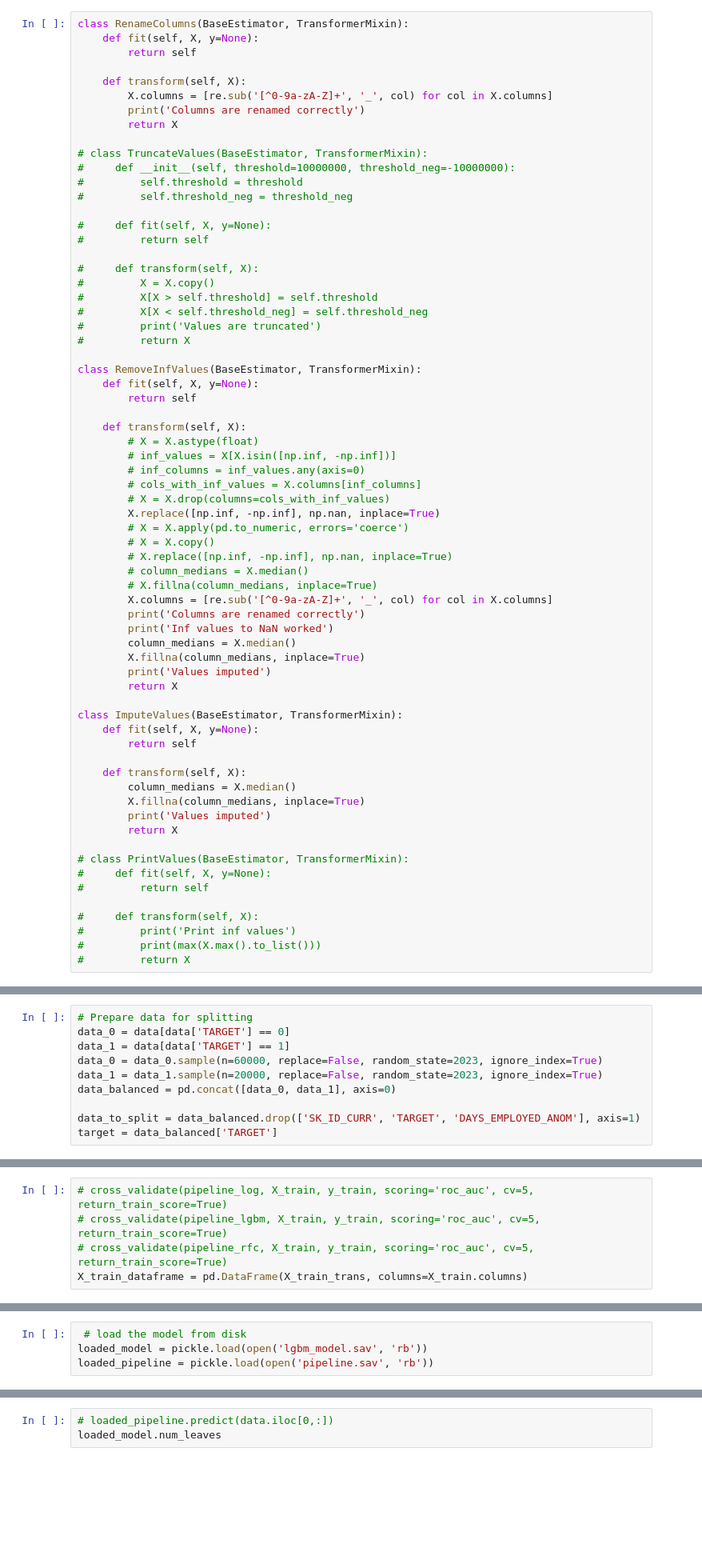
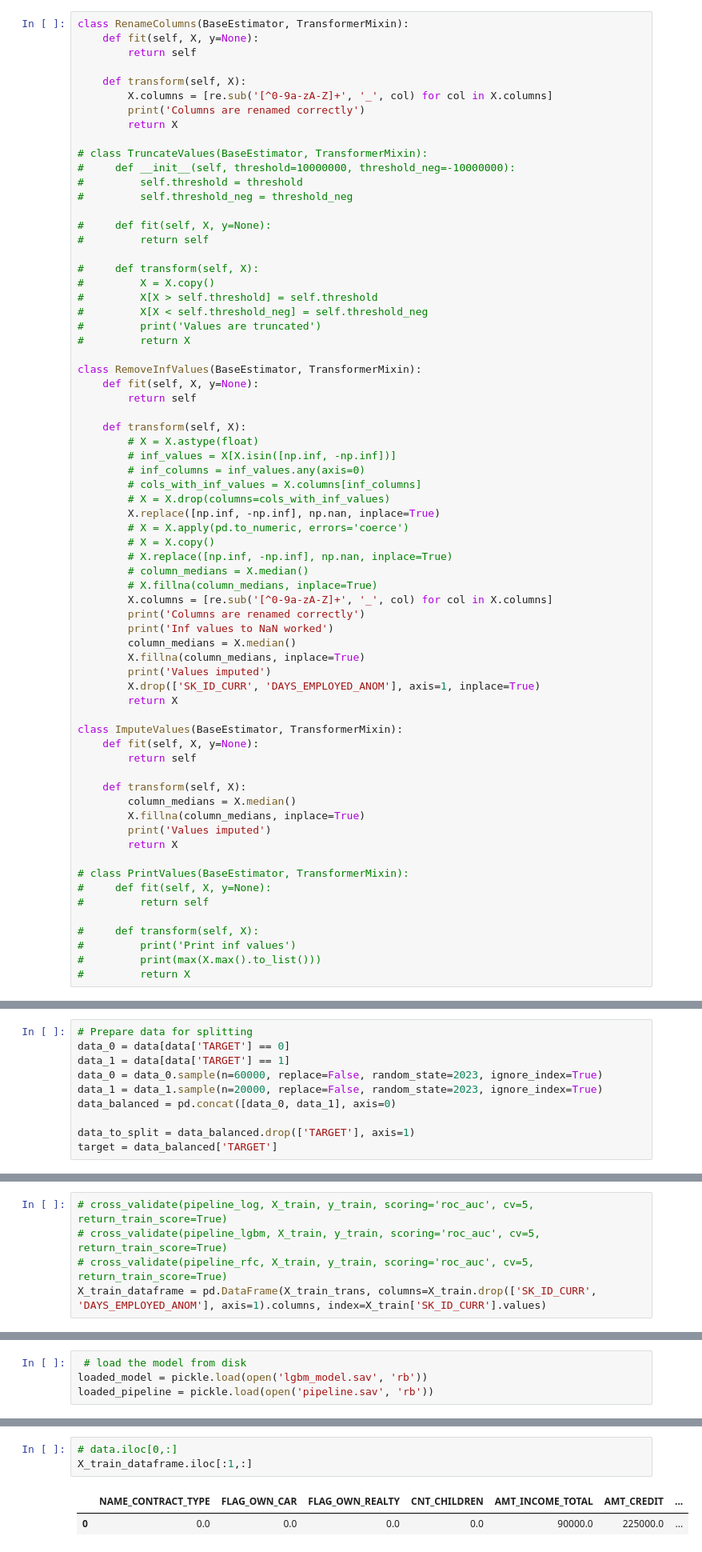
Before and after one commit to MyNameIsKilian/OC-Projet-7, a Jupyter notebook: notebook.ipynb, the cells around one changed output, grey strips where cells are left out. Shown at 80% size. Saved outputs shown, nothing was run; the diff lists cells and outputs as text; blank space fills up the shorter version.

Commit message:
Export X_train_dataframe

```diff
--- a/notebook.ipynb
+++ b/notebook.ipynb
@@ -1632,6 +1632,7 @@ class RemoveInfValues(BaseEstimator, TransformerMixin):
         column_medians = X.median()
         X.fillna(column_medians, inplace=True)
         print('Values imputed')
+        X.drop(['SK_ID_CURR', 'DAYS_EMPLOYED_ANOM'], axis=1, inplace=True)
         return X
 
 class ImputeValues(BaseEstimator, TransformerMixin):
@@ -1749,7 +1766,7 @@ data_0 = data_0.sample(n=60000, replace=False, random_state=2023, ignore_index=T
 data_1 = data_1.sample(n=20000, replace=False, random_state=2023, ignore_index=True)
 data_balanced = pd.concat([data_0, data_1], axis=0)
 
-data_to_split = data_balanced.drop(['SK_ID_CURR', 'TARGET', 'DAYS_EMPLOYED_ANOM'], axis=1)
+data_to_split = data_balanced.drop(['TARGET'], axis=1)
 target = data_balanced['TARGET']
 # %%
 
@@ -1791,4 +1805,4 @@ Train shape: (64000, 489) Test shape: (16000, 489)
 # cross_validate(pipeline_log, X_train, y_train, scoring='roc_auc', cv=5, return_train_score=True)
 # cross_validate(pipeline_lgbm, X_train, y_train, scoring='roc_auc', cv=5, return_train_score=True)
 # cross_validate(pipeline_rfc, X_train, y_train, scoring='roc_auc', cv=5, return_train_score=True)
-X_train_dataframe = pd.DataFrame(X_train_trans, columns=X_train.columns)
+X_train_dataframe = pd.DataFrame(X_train_trans, columns=X_train.drop(['SK_ID_CURR', 'DAYS_EMPLOYED_ANOM'], axis=1).columns, index=X_train['SK_ID_CURR'].values)
@@ -1926,4 +1928,6 @@ Name: 0, Length: 492, dtype: object
 # %%
-# loaded_pipeline.predict(data.iloc[0,:])
-loaded_model.num_leaves
+# data.iloc[0,:]
+X_train_dataframe.iloc[:1,:]
 # %% [output]
+|  | NAME_CONTRACT_TYPE | FLAG_OWN_CAR | FLAG_OWN_REALTY | CNT_CHILDREN | AMT_INCOME_TOTAL | AMT_CREDIT | ... |
+| 0 | 0.0 | 0.0 | 0.0 | 0.0 | 90000.0 | 225000.0 | ... |
```
Also changed, not shown: parts of 9 cells of this notebook, 2 other files.
